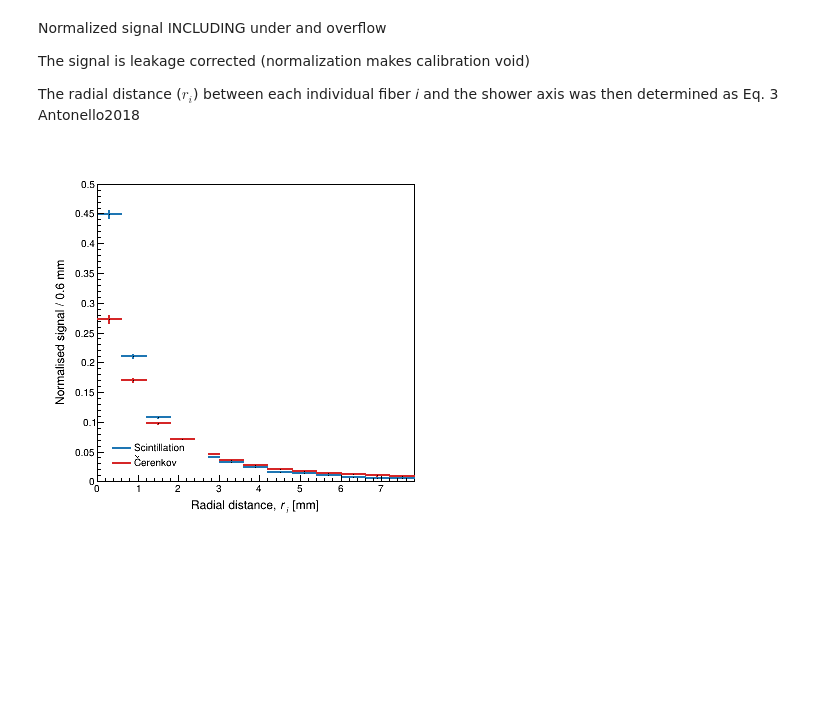
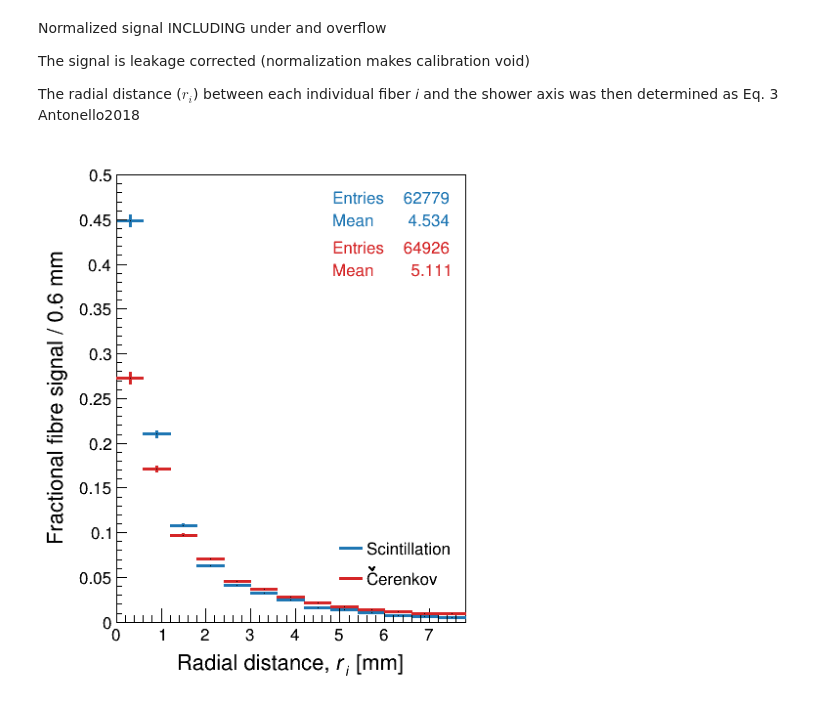
Before and after one commit to mollyhjorthjensen/DREAM, a Jupyter notebook: Analysis/validation.ipynb, the cells around one changed output. Drawn from its saved outputs; the diff is of its cells as text; code cells hidden in the pictures; blank space fills up the shorter version.

```diff
--- a/Analysis/validation.ipynb
+++ b/Analysis/validation.ipynb
@@ -565,54 +564,102 @@ The signal is leakage corrected (normalization makes calibration void)
 The radial distance ($r_i$) between each individual fiber 𝑖 and the
 shower axis was then determined as Eq. 3 Antonello2018
 # %%
-c8 = ROOT.TCanvas("c8", "c8", 400, 400)
-ROOT.gStyle.SetOptStat(0)
+c8 = ROOT.TCanvas("c8", "c8", 450, 600)
+ROOT.gStyle.SetOptStat("em")
 x = ["Scnt_r_mm", "Ckov_r_mm"]
 y = ["Scnt_norm", "Ckov_norm"]
 p = [None, None]
-p_norm = p.copy()
-ROOT.gPad.SetLeftMargin(0.15)
-ROOT.gPad.SetRightMargin(0.05)
+model = ("", "", nbins, xlow, xup)
 p[0] = rdf_profile['10GeV'].Profile1D(model, x[0], y[0])
 p[1] = rdf_profile['40GeV'].Profile1D(model, x[1], y[1])
-p[0].Draw("SAME")
-p[1].Draw("SAME")
+p[0].Draw()
+p[1].Draw("sames")
 
-p[0].SetLineWidth(2)
-p[1].SetLineWidth(2)
-
+#
 p[0].SetLineColor(palette['blue'].GetNumber())
 p[1].SetLineColor(palette['red'].GetNumber())
-
 p[0].GetXaxis().SetTitle("Radial distance, #it{r_{i}} [mm]")
 p[0].GetXaxis().SetRangeUser(0., 7.8)
-p[0].GetXaxis().SetTickLength(.02)
-p[0].GetXaxis().SetLabelSize(0.03)
+p[0].GetYaxis().SetTitle(f"Fractional fibre signal / {binwidth} mm")
+p[0].SetAxisRange(0., 0.5, "Y")
+
+#
+ROOT.gPad.SetLeftMargin(0.18)
+ROOT.gPad.SetBottomMargin(0.15)
+ROOT.gPad.SetRightMargin(0.02)
+ROOT.gPad.SetTopMargin(0.05)
+
+labelsize = 1.2 * p[0].GetYaxis().GetLabelSize()
+titlesize = 1.5 * p[0].GetYaxis().GetTitleSize()
+xtitleoffset = 0.9 * p[0].GetXaxis().GetTitleOffset()
+ytitleoffset = 1.8 * xtitleoffset
+xlabeloffset = 0.2 * p[0].GetXaxis().GetLabelOffset()
+ylabeloffset = 2 * p[0].GetYaxis().GetLabelOffset()
+linewidth = 3
+x2ndc = 0.88+0.08
+y2ndc = 0.88+0.05
+
+p[0].SetLineWidth(linewidth)
+p[1].SetLineWidth(linewidth)
+
+p[0].GetXaxis().SetTitleSize(titlesize)
+p[0].GetXaxis().SetLabelSize(labelsize)
 p[0].GetXaxis().CenterTitle()
-p[0].GetXaxis().SetTitleOffset(1.2)
+p[0].GetXaxis().SetTitleOffset(xtitleoffset)
+p[0].GetXaxis().SetLabelOffset(xlabeloffset)
 
-p[0].GetYaxis().SetTitle(f"Normalised signal / {binwidth} mm")
-p[0].GetYaxis().SetRangeUser(0., 0.5)
-p[0].GetYaxis().SetTickLength(.02)
-p[0].GetYaxis().SetLabelSize(0.03)
+p[0].GetYaxis().SetTitleSize(titlesize)
+p[0].GetYaxis().SetLabelSize(labelsize)
 p[0].GetYaxis().CenterTitle()
-p[0].GetYaxis().SetTitleOffset(1.6)
+p[0].GetYaxis().SetTitleOffset(ytitleoffset)
+p[0].GetYaxis().SetLabelOffset(ylabeloffset)
+
+c8.Update()
+
+# stat box
+stats1 = p[0].GetListOfFunctions().FindObject("stats")
+p[0].GetListOfFunctions().Remove(stats1)
+p[0].SetStats(0)
+stats1.GetLineWith("Mean y").SetTextColor(0)
+stats1.SetTextColor(palette['blue'].GetNumber())
+stats1.SetX2NDC(x2ndc)
+stats1.SetY2NDC(y2ndc)
+stats1.SetX1NDC(stats1.GetX2NDC()-0.3)
+stats1.SetY1NDC(stats1.GetY2NDC()-0.08)
+stats1.SetTextSize(labelsize)
+stats1.SetBorderSize(0)
+stats1.GetListOfLines().Remove(stats1.GetLineWith("Mean y"))
+stats1.Draw()
+p[0].SetStats(0)
+
+stats2 = p[1].GetListOfFunctions().FindObject("stats")
+p[1].GetListOfFunctions().Remove(stats2)
+p[1].SetStats(0)
+stats2.SetTextColor(palette['red'].GetNumber())
+stats2.SetX2NDC(stats1.GetX2NDC())
+stats2.SetY2NDC(stats1.GetY1NDC()-0.01)
+stats2.SetX1NDC(stats1.GetX1NDC())
+stats2.SetY1NDC(stats1.GetY1NDC()-0.01-0.08)
+stats2.SetTextSize(labelsize)
+stats2.SetBorderSize(0)
+stats2.GetListOfLines().Remove(stats2.GetLineWith("Mean y"))
+stats2.Draw()
+p[1].SetStats(0)
 
 # legend
-x1 = c8.GetLeftMargin() + 0.03
-x2 = x1 + 0.25
-y1 = c8.GetBottomMargin() + 0.03
-y2 = y1 + 0.08
-legend = ROOT.TLegend(x1, y1, x2, y2)
+legend = ROOT.TLegend(stats1.GetX1NDC()+0.02, 0.2, stats1.GetX2NDC()+0.02, 0.31)
 legend.SetFillColor(0)
 #legend.SetTextAlign(ROOT.kHAlignLeft+ROOT.kVAlignTop)
 legend.SetBorderSize(0)
-legend.SetTextSize(0.03)
+legend.SetTextSize(labelsize)
 legend.AddEntry(p[0].GetValue(), "Scintillation", "l")
 legend.AddEntry(p[1].GetValue(), "#check{C}erenkov", "l")
 legend.Draw()
 
+c8.Modified()
+
 c8.Update()
 c8.Draw()
+c8.SaveAs("LateralProfile.png")
 # %% [output]
-[figure, old version]
+[figure, new version]
```
Also changed, not shown: parts of 2 cells of this notebook.
